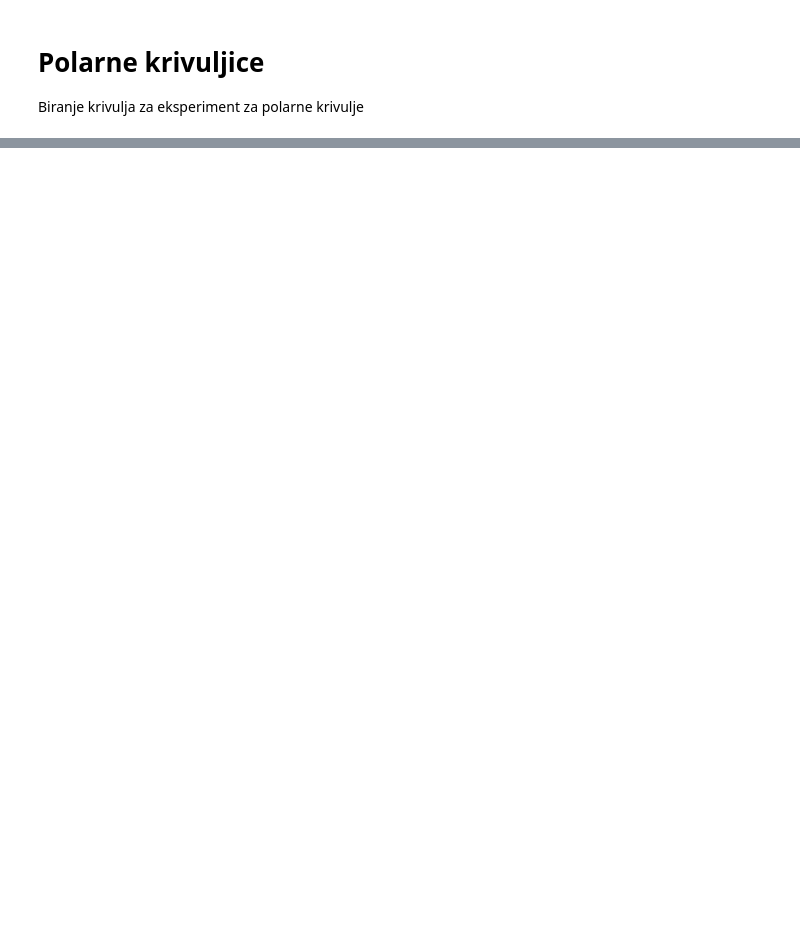
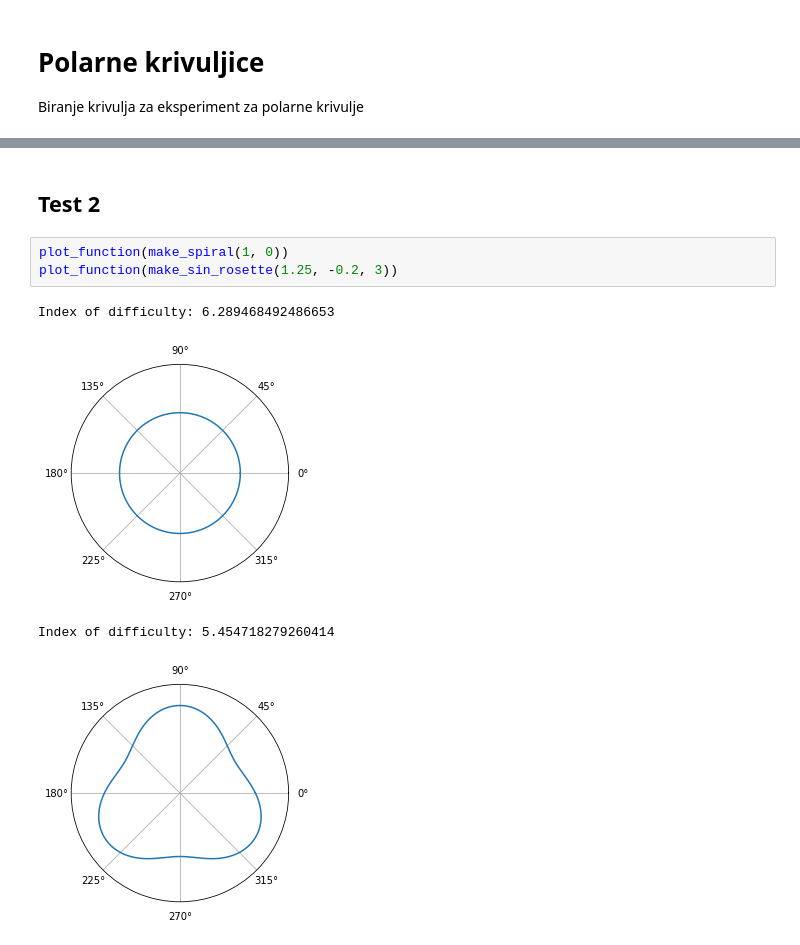
Before and after one commit to ivanazuzic/Efficiency-of-dragging-gestures, a Jupyter notebook: playground/Polarne krivuljice.ipynb, the cells around one changed output, grey strips where cells are left out. Cells and saved outputs as stored; diff of their text form; blank space fills up the shorter version.

```diff
--- a/playground/Polarne krivuljice.ipynb
+++ b/playground/Polarne krivuljice.ipynb
@@ -41,0 +133,10 @@ plot_function(f)
+# %% [markdown]
+## Test 2
+# %%
+plot_function(make_spiral(1, 0))
+plot_function(make_sin_rosette(1.25, -0.2, 3))
+# %% [output]
+Index of difficulty: 6.289468492486653
+[figure, added]
+Index of difficulty: 5.454718279260414
+[figure, added]
```
Also changed, not shown: parts of 16 cells of this notebook.
